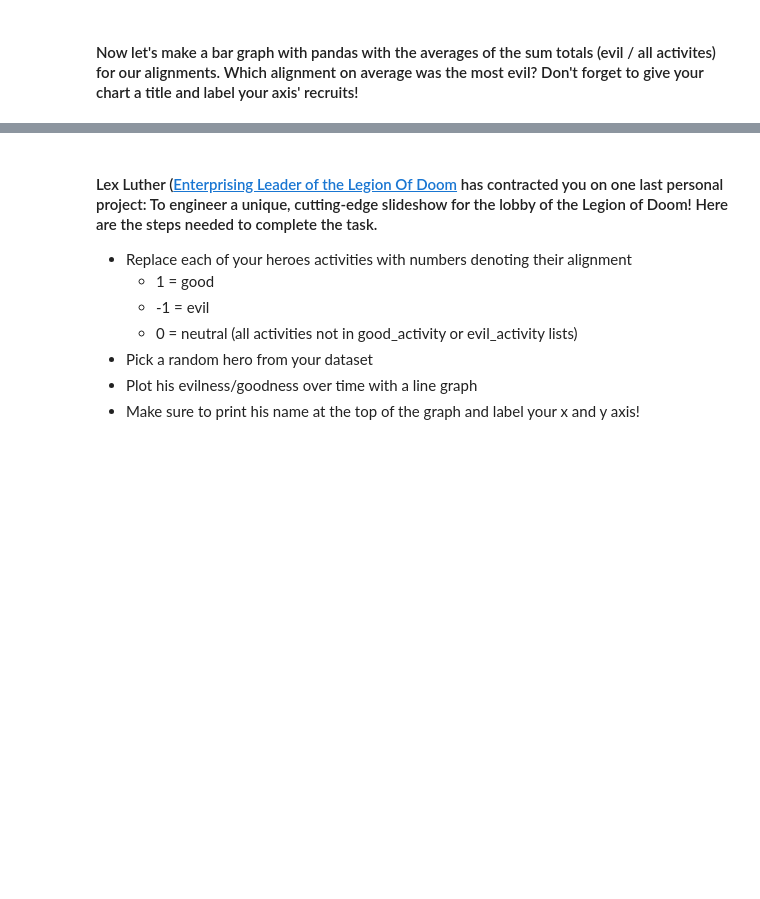
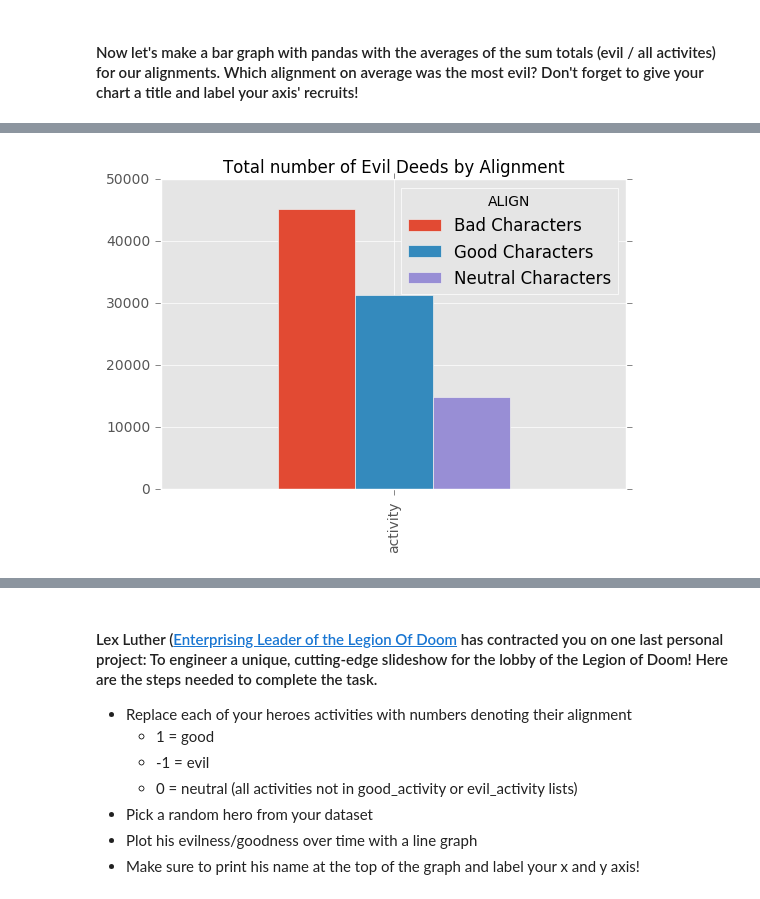
Before and after one commit to shetty83/dsi-sea-week02-5.2, a Jupyter notebook: code/starter-code/w2-5.2-starter.ipynb, the cells around one changed output, grey strips where cells are left out. Saved outputs shown, nothing was run; the diff lists cells and outputs as text; code cells hidden in the pictures; blank space fills up the shorter version.

```diff
--- a/code/starter-code/w2-5.2-starter.ipynb
+++ b/code/starter-code/w2-5.2-starter.ipynb
@@ -50,3 +68,7 @@ for week in weeks:
 dicty['page_id'] = marvel['page_id']
 # %% [markdown]
 #### Let's add our new data to a dataframe and print the head
+# %%
+weeks = pd.DataFrame(dicty)
+weeks.head()
+len(weeks)
@@ -79,0 +143,8 @@ evil_activities = ["working both sides","creating portals to other dimensions",
+# %%
+# total number of evil Deeds
+b = pd.pivot_table(new_alt[['activity','ALIGN']],columns=["ALIGN"], aggfunc=len)
+b.plot(kind= 'bar')
+plt.title('Total number of Evil Deeds by Alignment', fontsize = 12)
+plt.show()
+# %% [output]
+[figure, added]
```
Also changed, not shown: parts of 15 cells of this notebook.
